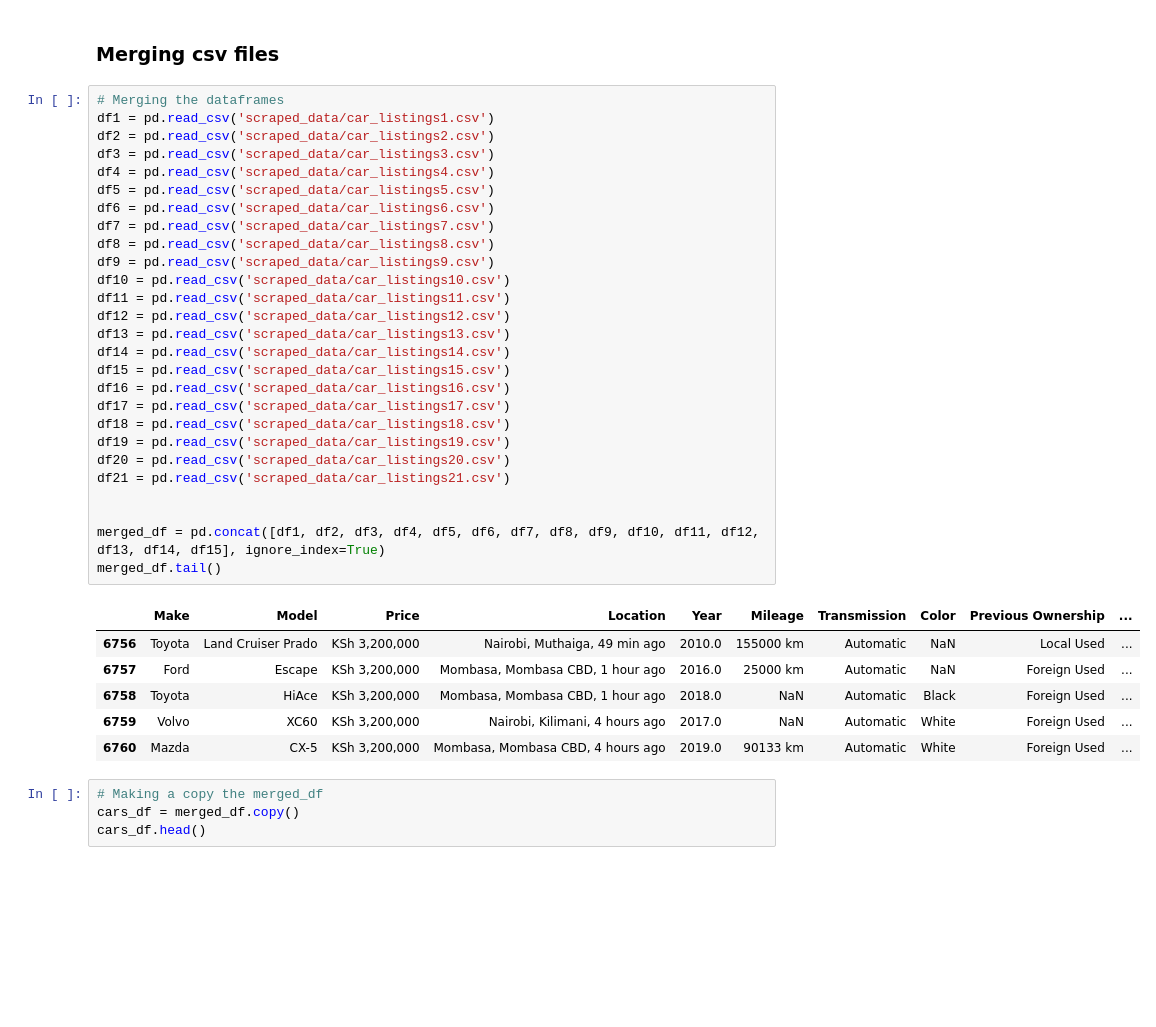
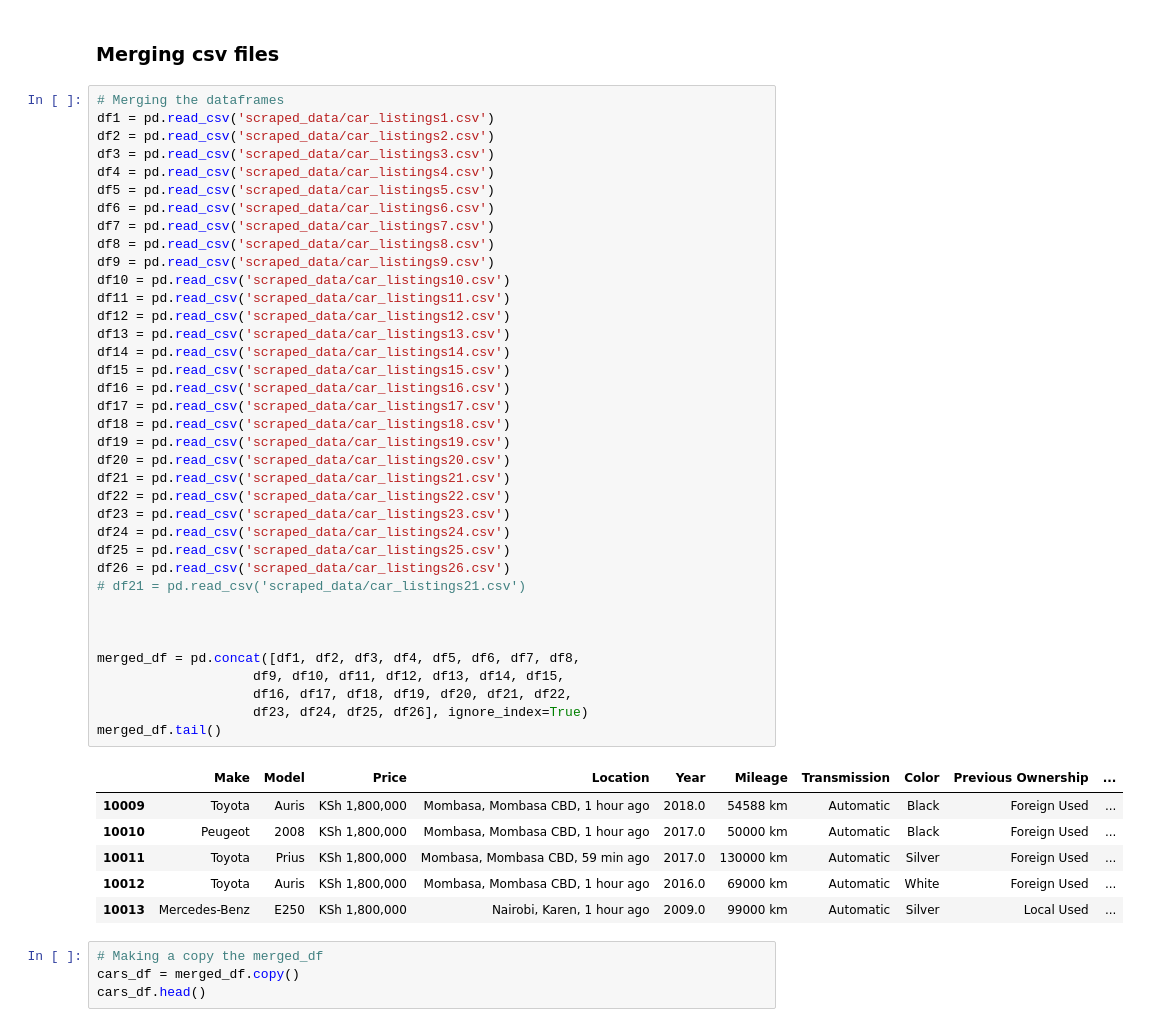
Before and after one commit to Tech-it-with-Billy/car-listings, a Jupyter notebook: data_processing.ipynb, the cells around one changed output. Saved outputs shown, nothing was run; the diff lists cells and outputs as text; blank space fills up the shorter version.

```diff
--- a/merging__cleaning_database.ipynb
+++ b/data_processing.ipynb
@@ -6,37 +6,47 @@ import pandas as pd
 # %%
 # Merging the dataframes
 df1 = pd.read_csv('scraped_data/car_listings1.csv')
 df2 = pd.read_csv('scraped_data/car_listings2.csv')
 df3 = pd.read_csv('scraped_data/car_listings3.csv')
 df4 = pd.read_csv('scraped_data/car_listings4.csv')
 df5 = pd.read_csv('scraped_data/car_listings5.csv')
 df6 = pd.read_csv('scraped_data/car_listings6.csv')
 df7 = pd.read_csv('scraped_data/car_listings7.csv')
 df8 = pd.read_csv('scraped_data/car_listings8.csv')
 df9 = pd.read_csv('scraped_data/car_listings9.csv')
 df10 = pd.read_csv('scraped_data/car_listings10.csv')
 df11 = pd.read_csv('scraped_data/car_listings11.csv')
 df12 = pd.read_csv('scraped_data/car_listings12.csv')
 df13 = pd.read_csv('scraped_data/car_listings13.csv')
 df14 = pd.read_csv('scraped_data/car_listings14.csv')
 df15 = pd.read_csv('scraped_data/car_listings15.csv')
 df16 = pd.read_csv('scraped_data/car_listings16.csv')
 df17 = pd.read_csv('scraped_data/car_listings17.csv')
 df18 = pd.read_csv('scraped_data/car_listings18.csv')
 df19 = pd.read_csv('scraped_data/car_listings19.csv')
 df20 = pd.read_csv('scraped_data/car_listings20.csv')
 df21 = pd.read_csv('scraped_data/car_listings21.csv')
+df22 = pd.read_csv('scraped_data/car_listings22.csv')
+df23 = pd.read_csv('scraped_data/car_listings23.csv')
+df24 = pd.read_csv('scraped_data/car_listings24.csv')
+df25 = pd.read_csv('scraped_data/car_listings25.csv')
+df26 = pd.read_csv('scraped_data/car_listings26.csv')
+# df21 = pd.read_csv('scraped_data/car_listings21.csv')
 
 
-merged_df = pd.concat([df1, df2, df3, df4, df5, df6, df7, df8, df9, df10, df11, df12, df13, df14, df15], ignore_index=True)
+
+merged_df = pd.concat([df1, df2, df3, df4, df5, df6, df7, df8,
+                    df9, df10, df11, df12, df13, df14, df15,
+                    df16, df17, df18, df19, df20, df21, df22,
+                    df23, df24, df25, df26], ignore_index=True)
 merged_df.tail()
 # %% [output]
 |  | Make | Model | Price | Location | Year | Mileage | Transmission | Color | Previous Ownership | ... |
-| 6756 | Toyota | Land Cruiser Prado | KSh 3,200,000 | Nairobi, Muthaiga, 49 min ago | 2010.0 | 155000 km | Automatic | NaN | Local Used | ... |
-| 6757 | Ford | Escape | KSh 3,200,000 | Mombasa, Mombasa CBD, 1 hour ago | 2016.0 | 25000 km | Automatic | NaN | Foreign Used | ... |
-| 6758 | Toyota | HiAce | KSh 3,200,000 | Mombasa, Mombasa CBD, 1 hour ago | 2018.0 | NaN | Automatic | Black | Foreign Used | ... |
-| 6759 | Volvo | XC60 | KSh 3,200,000 | Nairobi, Kilimani, 4 hours ago | 2017.0 | NaN | Automatic | White | Foreign Used | ... |
-| 6760 | Mazda | CX-5 | KSh 3,200,000 | Mombasa, Mombasa CBD, 4 hours ago | 2019.0 | 90133 km | Automatic | White | Foreign Used | ... |
+| 10009 | Toyota | Auris | KSh 1,800,000 | Mombasa, Mombasa CBD, 1 hour ago | 2018.0 | 54588 km | Automatic | Black | Foreign Used | ... |
+| 10010 | Peugeot | 2008 | KSh 1,800,000 | Mombasa, Mombasa CBD, 1 hour ago | 2017.0 | 50000 km | Automatic | Black | Foreign Used | ... |
+| 10011 | Toyota | Prius | KSh 1,800,000 | Mombasa, Mombasa CBD, 59 min ago | 2017.0 | 130000 km | Automatic | Silver | Foreign Used | ... |
+| 10012 | Toyota | Auris | KSh 1,800,000 | Mombasa, Mombasa CBD, 1 hour ago | 2016.0 | 69000 km | Automatic | White | Foreign Used | ... |
+| 10013 | Mercedes-Benz | E250 | KSh 1,800,000 | Nairobi, Karen, 1 hour ago | 2009.0 | 99000 km | Automatic | Silver | Local Used | ... |
 # %%
 # Making a copy the merged_df
 cars_df = merged_df.copy()
```
Also changed, not shown: parts of 6 cells of this notebook, 15 other files.
